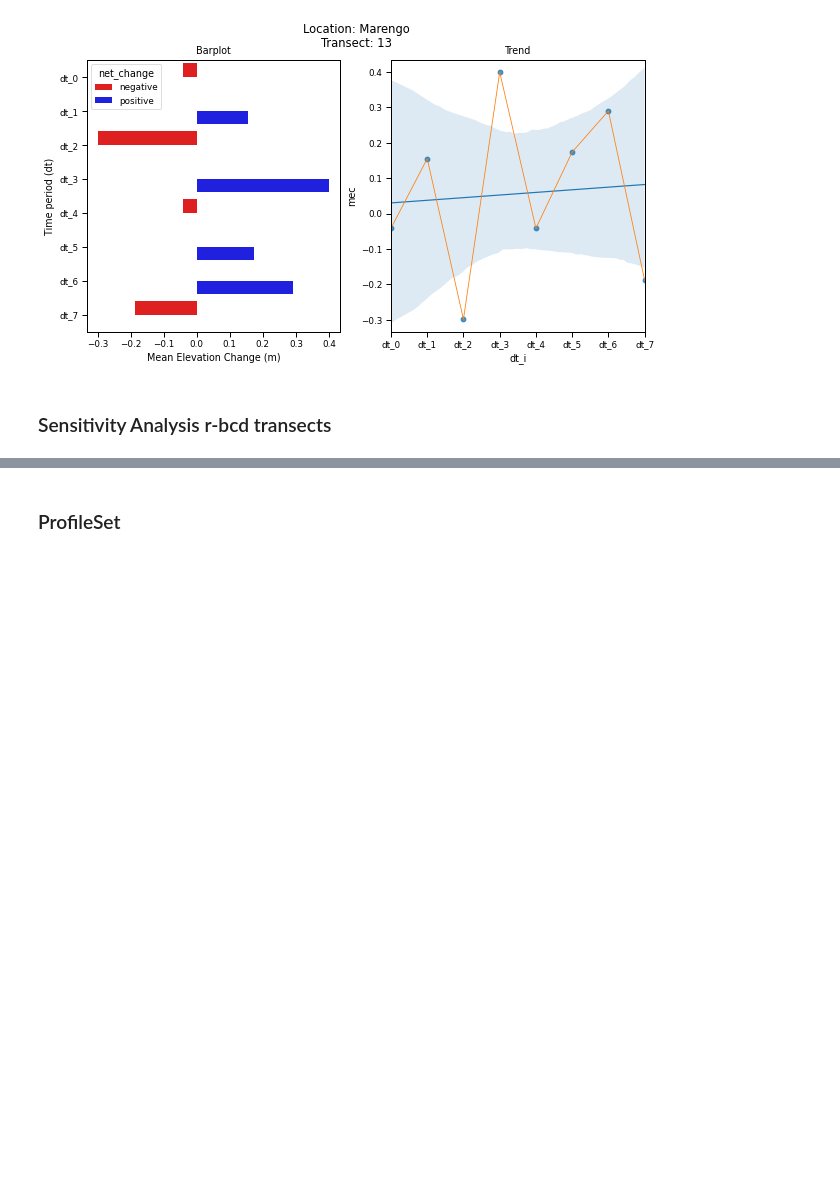
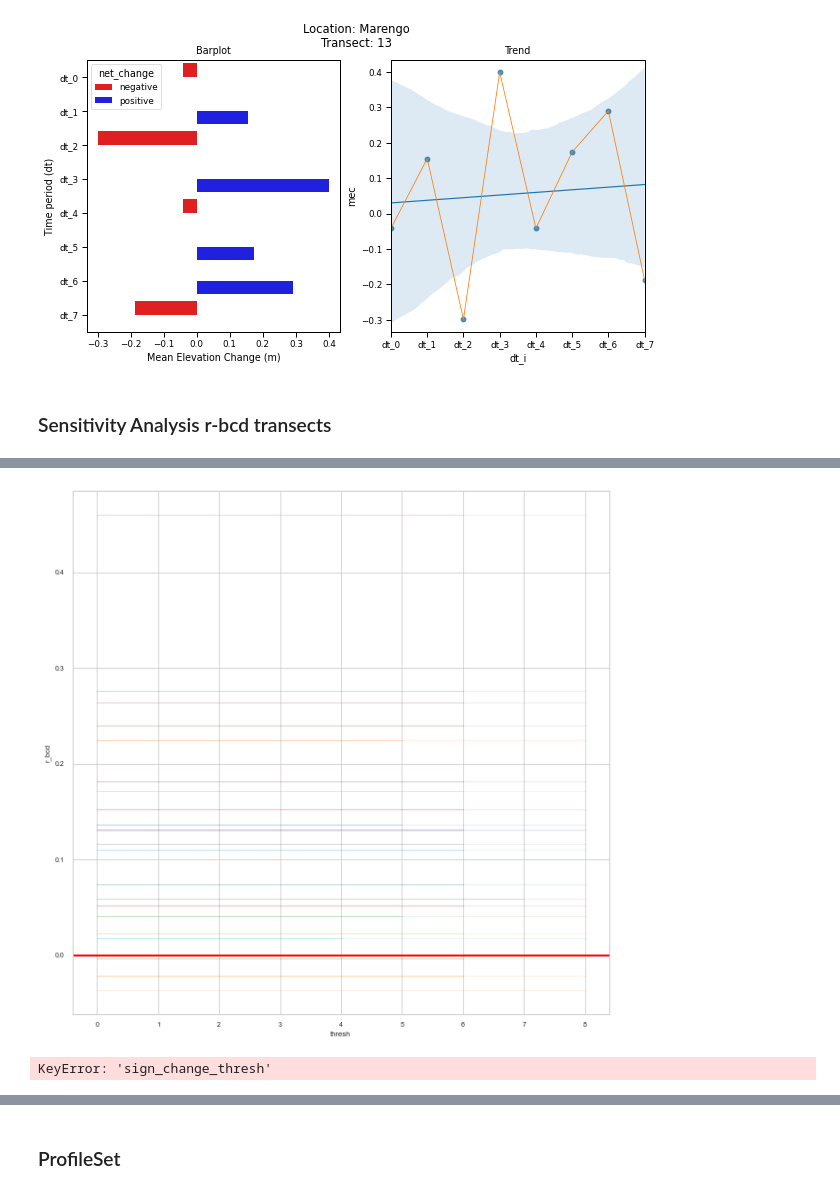
Before and after one commit to npucino/sandpyper, a Jupyter notebook: examples/Example_1_Profile_extraction-CLASS.ipynb, the cells around one changed output, grey strips where cells are left out. Saved outputs shown, nothing was run; the diff lists cells and outputs as text; code cells hidden in the pictures; blank space fills up the shorter version.

Commit message:
update profile extrct with tr_ids par

```diff
--- a/examples/Example_1_Profile_extraction-CLASS.ipynb
+++ b/examples/Example_1_Profile_extraction-CLASS.ipynb
@@ -304,0 +210,5 @@ for minpts in list_minpts:
+# %%
+range_thresh=range(0,data_in.dt.unique().shape[0]+1)
+range_min_pts=range(0,50,10)
+combs = list(itertools.product(range_min_pts,range_thresh))
+combs
@@ -304,0 +239,9 @@ for minpts in list_minpts:
+# %%
+df_labelled=data_in
+thresh=2
+min_points=10
+reliable_action='drop'
+dirNameTrans=D.ProfileSet.dirNameTrans
+labels_order=D.tags_order
+loc_codes=D.ProfileSet.loc_codes
+crs_dict_string=D.ProfileSet.crs_dict_string
@@ -304,0 +458,19 @@ for minpts in list_minpts:
+# %%
+ss_tr_big=pd.DataFrame()
+
+for i in tqdm(combs):
+    print(f"Working on threshold {i[1]} and min points {i[0]}.")
+
+    ss_transects_idx = get_rbcd_transect(df_labelled=data_in,
+              thresh=i[1], min_points=i[0], reliable_action='drop',
+              dirNameTrans=D.ProfileSet.dirNameTrans,
+              labels_order=D.tags_order,
+              loc_codes=D.ProfileSet.loc_codes,
+              crs_dict_string=D.ProfileSet.crs_dict_string)
+
+    ss_transects_idx['thresh']=i[1]
+    ss_transects_idx['min_pts']=i[0]
+
+    ss_tr_big=pd.concat([ss_tr_big,ss_transects_idx], ignore_index=True)
+
+ss_tr_big
@@ -304,0 +511,27 @@ for minpts in list_minpts:
+# %%
+f,ax=plt.subplots(figsize=(10,10))
+
+palette=sb.color_palette( n_colors=ss_tr_big.tr_id.unique().shape[0])
+sb.lineplot(data=ss_tr_big, x='thresh',y='residual', hue='tr_id',
+            palette=palette, legend=False, **dict(alpha=0.1),
+            ax=ax
+)
+ax.set_ylabel("r_bcd")
+ax.axhline(y=0, lw=2, c='r');
+# %% [output]
+[figure, added]
+# %%
+trs_res_ar=ss_tr_big.groupby(["tr_id","min_pts"])['residual'].apply(np.array).reset_index()
+tot_trs=ss_tr_big.groupby(["thresh","min_pts"])['geometry'].count().reset_index()
+tot_trs['trs_10']=tot_trs.geometry / 10
+zero_crossings=pd.DataFrame([pd.Series({'tr_id':trs_res_ar.loc[i,'tr_id'],
+                                        'sign_change_thresh':np.where(np.diff(np.sign(trs_res_ar.iloc[i,-1])))[0][-1]+1,
+                                       'min_pts':trs_res_ar.loc[i,'min_pts']}) for i in range(trs_res_ar.shape[0]) if np.where(np.diff(np.sign(trs_res_ar.iloc[i,-1])))[0].shape[0] !=0])
+tot_jumps=zero_crossings.groupby(["sign_change_thresh","min_pts"]).count().reset_index() # how many jumps per thresh and minpts
+
+joined=pd.merge(tot_trs,tot_jumps, left_on=['thresh','min_pts'], right_on=['sign_change_thresh','min_pts'], how='left')
+joined.rename({'geometry':'tot_trs',
+              'tr_id':'tot_jumps'}, axis=1, inplace=True)
+joined
+# %% [output]
+KeyError: 'sign_change_thresh'
```
Also changed, not shown: parts of 24 cells of this notebook, 2 other files.
